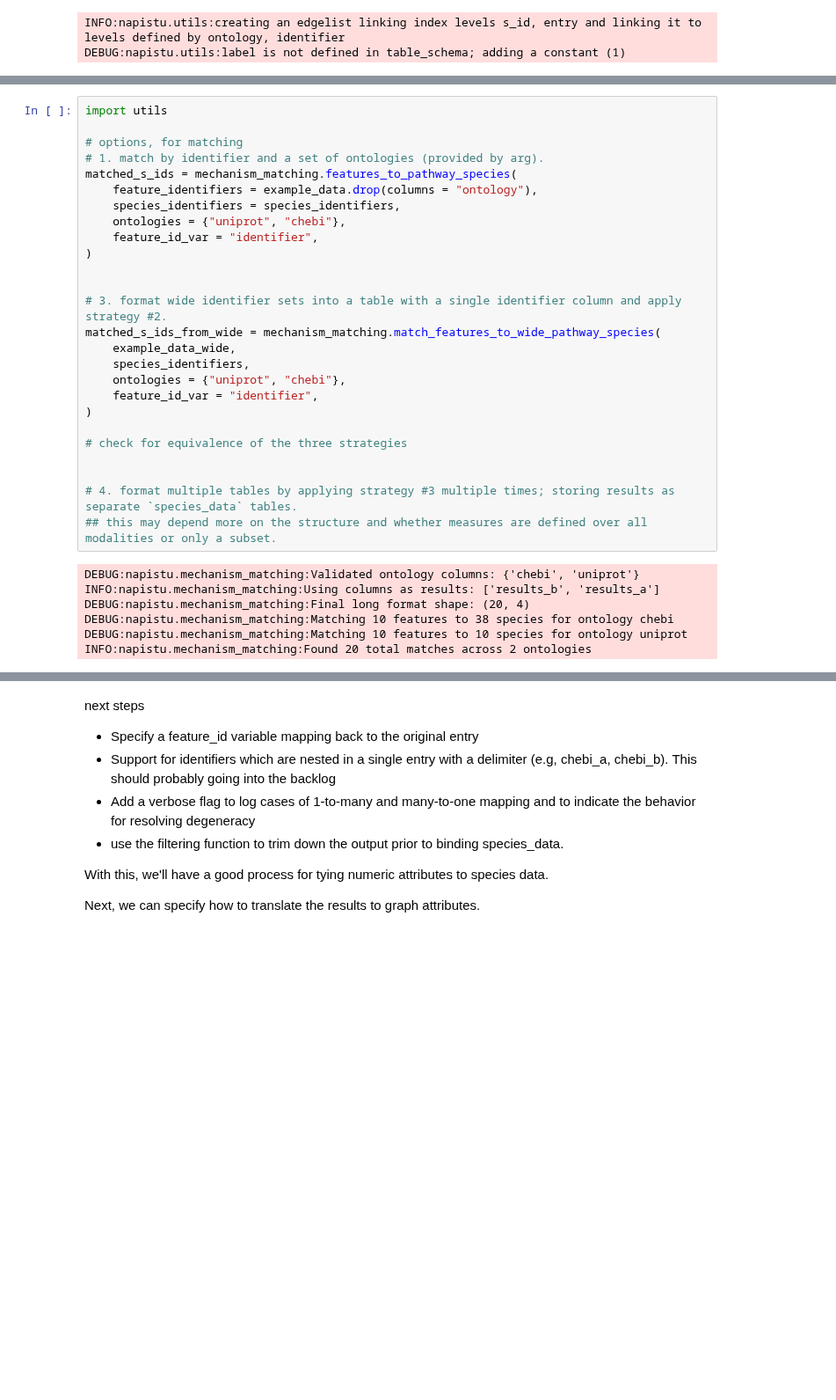
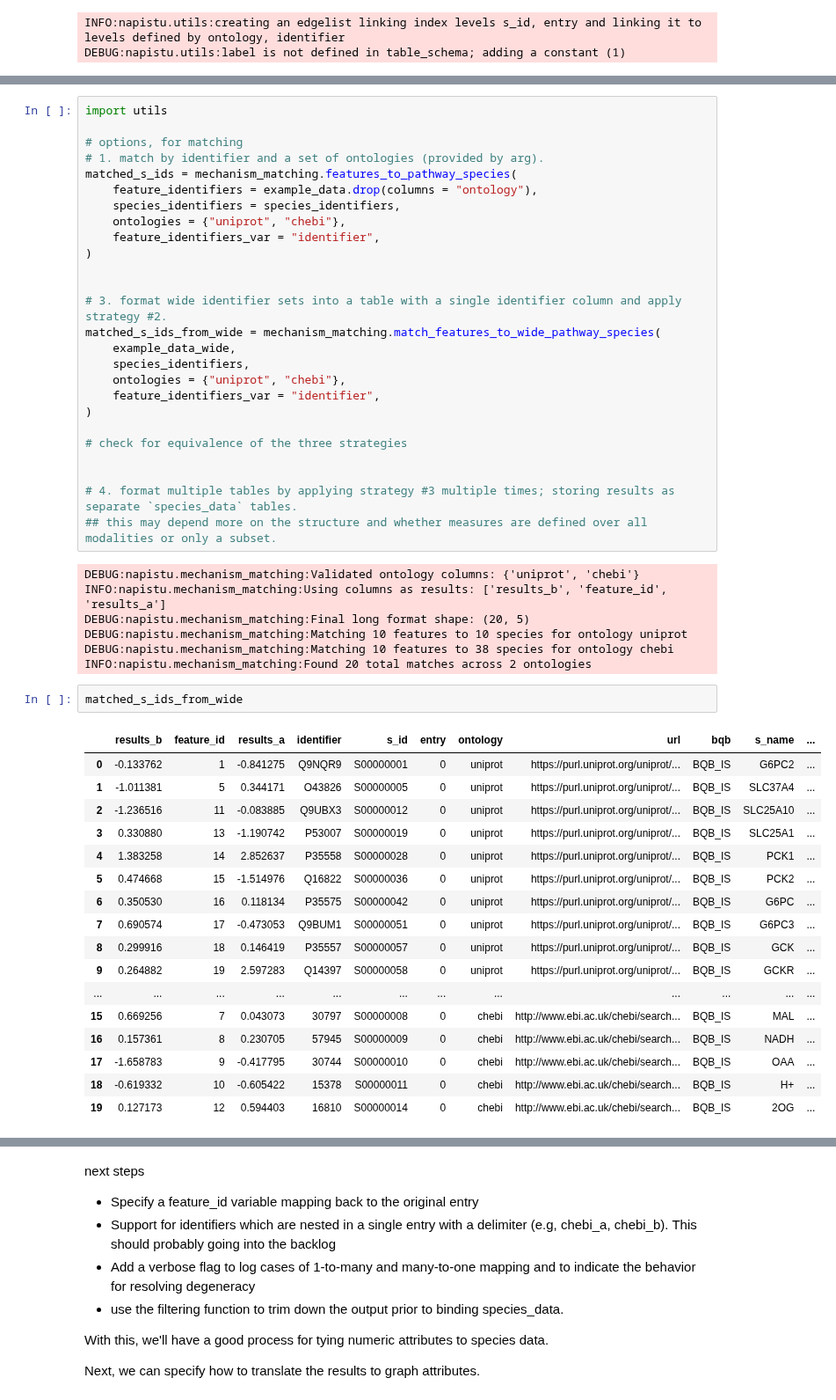
Before and after one commit to napistu/napistu-scrapyard, a Jupyter notebook: scraps/ppr.ipynb, the cells around one changed output, grey strips where cells are left out. Shown at 88% size. Saved outputs shown, nothing was run; the diff lists cells and outputs as text; blank space fills up the shorter version.

```diff
--- a/scraps/ppr.ipynb
+++ b/scraps/ppr.ipynb
@@ -105,7 +107,7 @@ matched_s_ids = mechanism_matching.features_to_pathway_species(
     feature_identifiers = example_data.drop(columns = "ontology"),
     species_identifiers = species_identifiers,
     ontologies = {"uniprot", "chebi"},
-    feature_id_var = "identifier",
+    feature_identifiers_var = "identifier",
 )
 
 
@@ -114,7 +116,7 @@ matched_s_ids_from_wide = mechanism_matching.match_features_to_wide_pathway_spec
     example_data_wide,
     species_identifiers,
     ontologies = {"uniprot", "chebi"},
-    feature_id_var = "identifier",
+    feature_identifiers_var = "identifier",
 )
 
 # check for equivalence of the three strategies
@@ -123,12 +125,32 @@ matched_s_ids_from_wide = mechanism_matching.match_features_to_wide_pathway_spec
 # 4. format multiple tables by applying strategy #3 multiple times; storing results as separate `species_data` tables.
 ## this may depend more on the structure and whether measures are defined over all modalities or only a subset.
 # %% [output]
-DEBUG:napistu.mechanism_matching:Validated ontology columns: {'chebi', 'uniprot'}
-INFO:napistu.mechanism_matching:Using columns as results: ['results_b', 'results_a']
-DEBUG:napistu.mechanism_matching:Final long format shape: (20, 4)
+DEBUG:napistu.mechanism_matching:Validated ontology columns: {'uniprot', 'chebi'}
+INFO:napistu.mechanism_matching:Using columns as results: ['results_b', 'feature_id', 'results_a']
+DEBUG:napistu.mechanism_matching:Final long format shape: (20, 5)
+DEBUG:napistu.mechanism_matching:Matching 10 features to 10 species for ontology uniprot
 DEBUG:napistu.mechanism_matching:Matching 10 features to 38 species for ontology chebi
-DEBUG:napistu.mechanism_matching:Matching 10 features to 10 species for ontology uniprot
 INFO:napistu.mechanism_matching:Found 20 total matches across 2 ontologies
+# %%
+matched_s_ids_from_wide
+# %% [output]
+|  | results_b | feature_id | results_a | identifier | s_id | entry | ontology | url | bqb | s_name | ... |
+| 0 | -0.133762 | 1 | -0.841275 | Q9NQR9 | S00000001 | 0 | uniprot | https://purl.uniprot.org/uniprot/... | BQB_IS | G6PC2 | ... |
+| 1 | -1.011381 | 5 | 0.344171 | O43826 | S00000005 | 0 | uniprot | https://purl.uniprot.org/uniprot/... | BQB_IS | SLC37A4 | ... |
+| 2 | -1.236516 | 11 | -0.083885 | Q9UBX3 | S00000012 | 0 | uniprot | https://purl.uniprot.org/uniprot/... | BQB_IS | SLC25A10 | ... |
+| 3 | 0.330880 | 13 | -1.190742 | P53007 | S00000019 | 0 | uniprot | https://purl.uniprot.org/uniprot/... | BQB_IS | SLC25A1 | ... |
+| 4 | 1.383258 | 14 | 2.852637 | P35558 | S00000028 | 0 | uniprot | https://purl.uniprot.org/uniprot/... | BQB_IS | PCK1 | ... |
+| 5 | 0.474668 | 15 | -1.514976 | Q16822 | S00000036 | 0 | uniprot | https://purl.uniprot.org/uniprot/... | BQB_IS | PCK2 | ... |
+| 6 | 0.350530 | 16 | 0.118134 | P35575 | S00000042 | 0 | uniprot | https://purl.uniprot.org/uniprot/... | BQB_IS | G6PC | ... |
+| 7 | 0.690574 | 17 | -0.473053 | Q9BUM1 | S00000051 | 0 | uniprot | https://purl.uniprot.org/uniprot/... | BQB_IS | G6PC3 | ... |
+| 8 | 0.299916 | 18 | 0.146419 | P35557 | S00000057 | 0 | uniprot | https://purl.uniprot.org/uniprot/... | BQB_IS | GCK | ... |
+| 9 | 0.264882 | 19 | 2.597283 | Q14397 | S00000058 | 0 | uniprot | https://purl.uniprot.org/uniprot/... | BQB_IS | GCKR | ... |
+| ... | ... | ... | ... | ... | ... | ... | ... | ... | ... | ... | ... |
+| 15 | 0.669256 | 7 | 0.043073 | 30797 | S00000008 | 0 | chebi | http://www.ebi.ac.uk/chebi/search... | BQB_IS | MAL | ... |
+| 16 | 0.157361 | 8 | 0.230705 | 57945 | S00000009 | 0 | chebi | http://www.ebi.ac.uk/chebi/search... | BQB_IS | NADH | ... |
+| 17 | -1.658783 | 9 | -0.417795 | 30744 | S00000010 | 0 | chebi | http://www.ebi.ac.uk/chebi/search... | BQB_IS | OAA | ... |
+| 18 | -0.619332 | 10 | -0.605422 | 15378 | S00000011 | 0 | chebi | http://www.ebi.ac.uk/chebi/search... | BQB_IS | H+ | ... |
+| 19 | 0.127173 | 12 | 0.594403 | 16810 | S00000014 | 0 | chebi | http://www.ebi.ac.uk/chebi/search... | BQB_IS | 2OG | ... |
 # %%
 import test_utils
 test_utils.test_drop_extra_cols()
```
Also changed, not shown: parts of 6 cells of this notebook, 2 other files.
